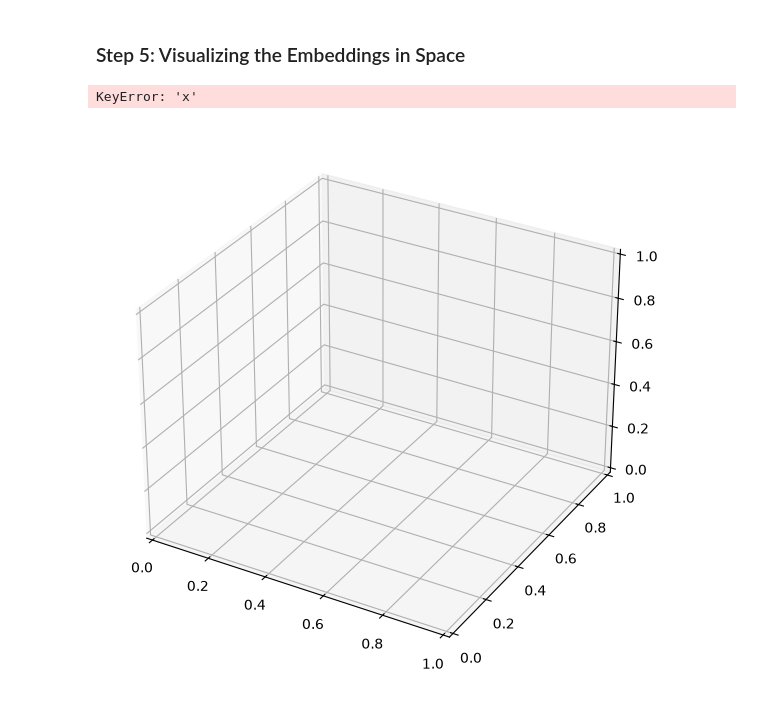
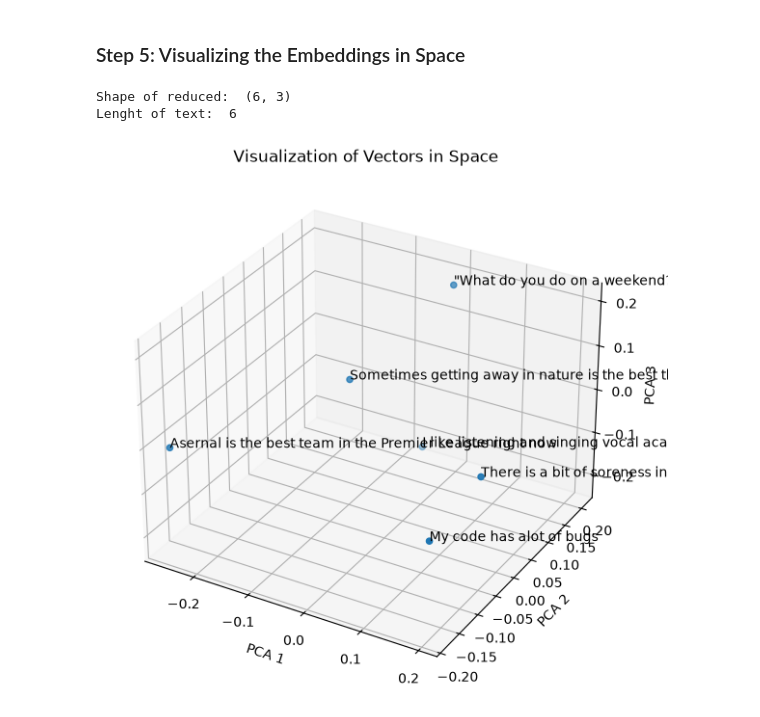
Before and after one commit to kenmayere/gemini-rag-portfolio, a Jupyter notebook: notebooks/01_embeddings.ipynb, the cells around one changed output. Drawn from its saved outputs; the diff is of its cells as text; code cells hidden in the pictures.

Commit message:
Completed visualizations - static, interactive

```diff
--- a/notebooks/01_embeddings.ipynb
+++ b/notebooks/01_embeddings.ipynb
@@ -150,24 +150,29 @@ embeddings = np.array([e.values for e in results.embeddings])
 # --- step 3: Decomposing the dimensions (768D - 3D)
 pca = PCA(n_components = 3) # Setting the number of dimensions
 reduced = pca.fit_transform(embeddings) # Applying the decomposition
+# %%
+print('Shape of reduced: ', reduced.shape)
+print('Lenght of text: ', len(text))
+# %% [output]
+Shape of reduced:  (6, 3)
+Lenght of text:  6
 # %%
 # In this section, I will create visualizations
 df_reduced = pd.DataFrame(reduced, columns = ['x', 'y', 'z'])
-df['text'] = text
+df_reduced['text'] = list(text)
 
 fig = plt.figure(figsize = (10,7))
 ax = fig.add_subplot(111, projection = '3d')
-ax.scatter(df['x'], df['y'], df['z'])
+ax.scatter(df_reduced['x'], df_reduced['y'], df_reduced['z'])
 
-for i, txt in enumerate(df['text']):
-    ax.text(df['x'], df['y'][i], df['z'][i], txt)
+for i, txt in enumerate(df_reduced['text']):
+    ax.text(df_reduced['x'][i], df_reduced['y'][i], df_reduced['z'][i], txt)
 
 ax.set_title('Visualization of Vectors in Space')
 ax.set_xlabel('PCA 1')
 ax.set_ylabel('PCA 2')
 ax.set_zlabel('PCA 3')
 
 plt.show()
 # %% [output]
-KeyError: 'x'
-[figure, old version]
+[figure, new version]
```
Also changed, not shown: parts of 1 cell of this notebook.
